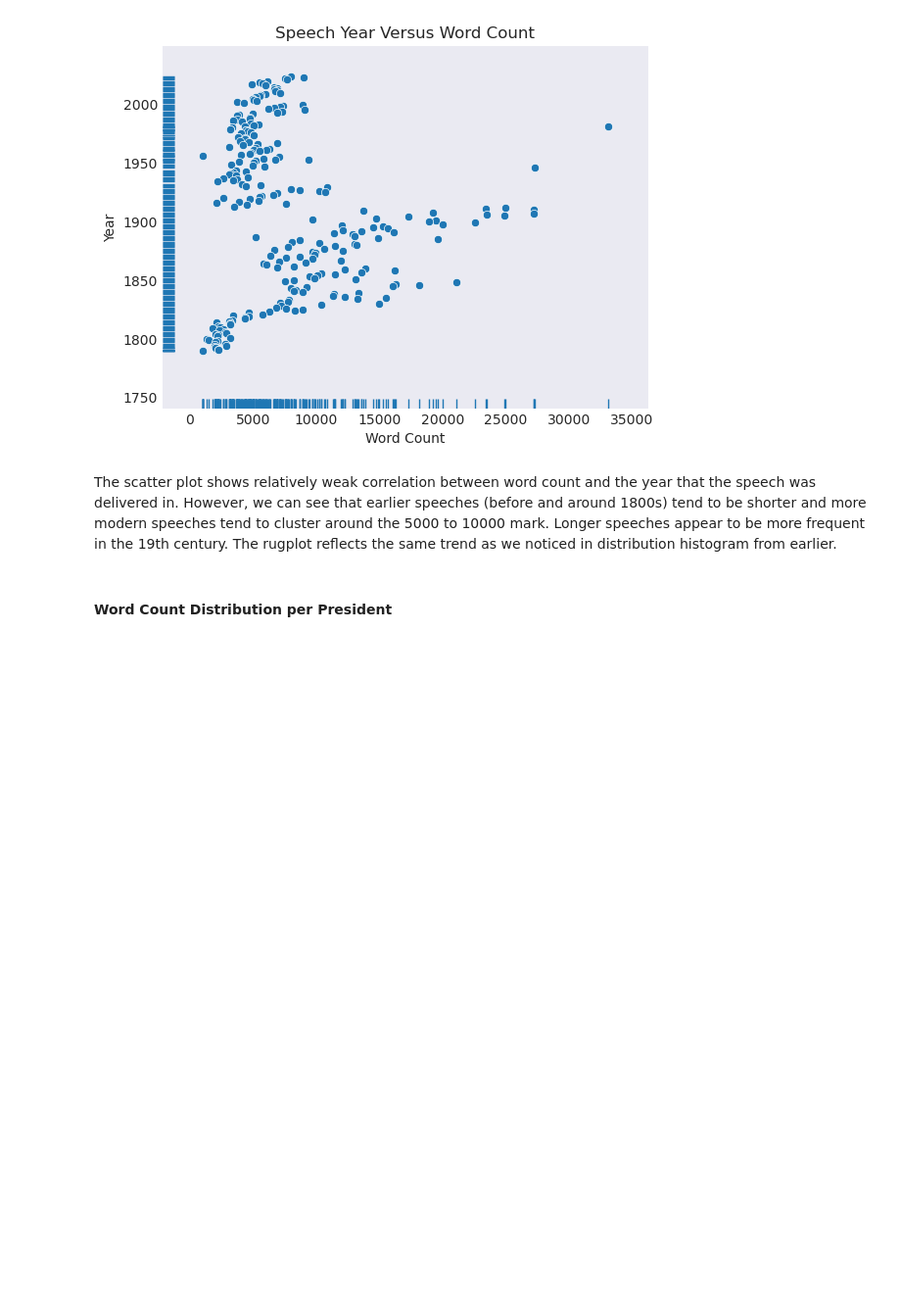
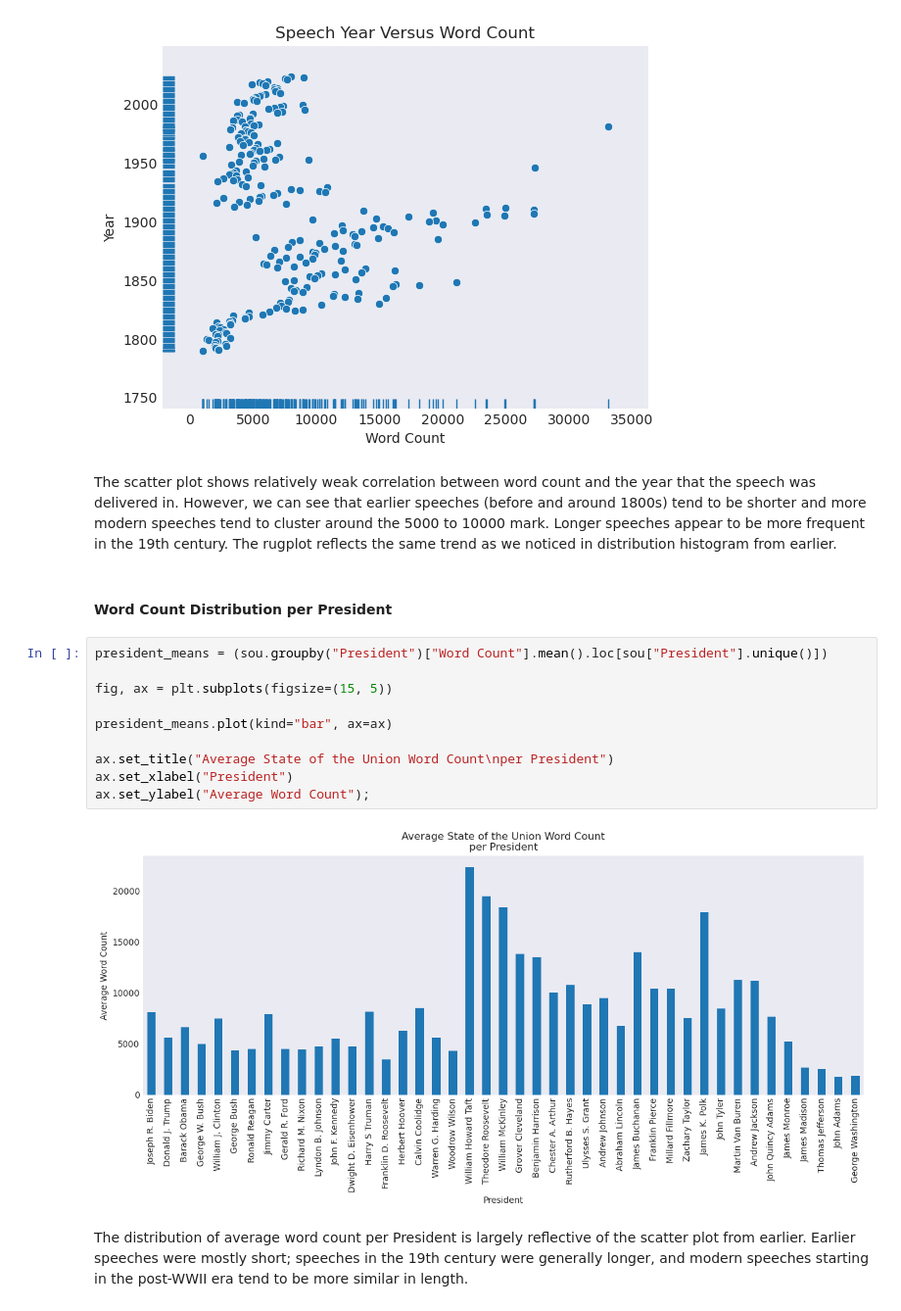
Before and after one commit to UCB-stat-159-f25/proj02-group25, a Jupyter notebook: nlp-P01.ipynb, the cells around one changed output. Shown at 98% size. Drawn from its saved outputs; the diff is of its cells as text; blank space fills up the shorter version.

Commit message:
added word count distribution per president

```diff
--- a/nlp-P01.ipynb
+++ b/nlp-P01.ipynb
@@ -108,3 +108,17 @@ plt.ylabel("Year");
 The scatter plot shows relatively weak correlation between word count and the year that the speech was delivered in. However, we can see that earlier speeches (before and around 1800s) tend to be shorter and more modern speeches tend to cluster around the 5000 to 10000 mark. Longer speeches appear to be more frequent in the 19th century. The rugplot reflects the same trend as we noticed in distribution histogram from earlier.
 # %% [markdown]
 #### Word Count Distribution per President
+# %%
+president_means = (sou.groupby("President")["Word Count"].mean().loc[sou["President"].unique()])
+
+fig, ax = plt.subplots(figsize=(15, 5))
+
+president_means.plot(kind="bar", ax=ax)
+
+ax.set_title("Average State of the Union Word Count\nper President")
+ax.set_xlabel("President")
+ax.set_ylabel("Average Word Count");
+# %% [output]
+[figure, added]
+# %% [markdown]
+The distribution of average word count per President is largely reflective of the scatter plot from earlier. Earlier speeches were mostly short; speeches in the 19th century were generally longer, and modern speeches starting in the post-WWII era tend to be more similar in length.
```
Also changed, not shown: parts of 1 cell of this notebook.
